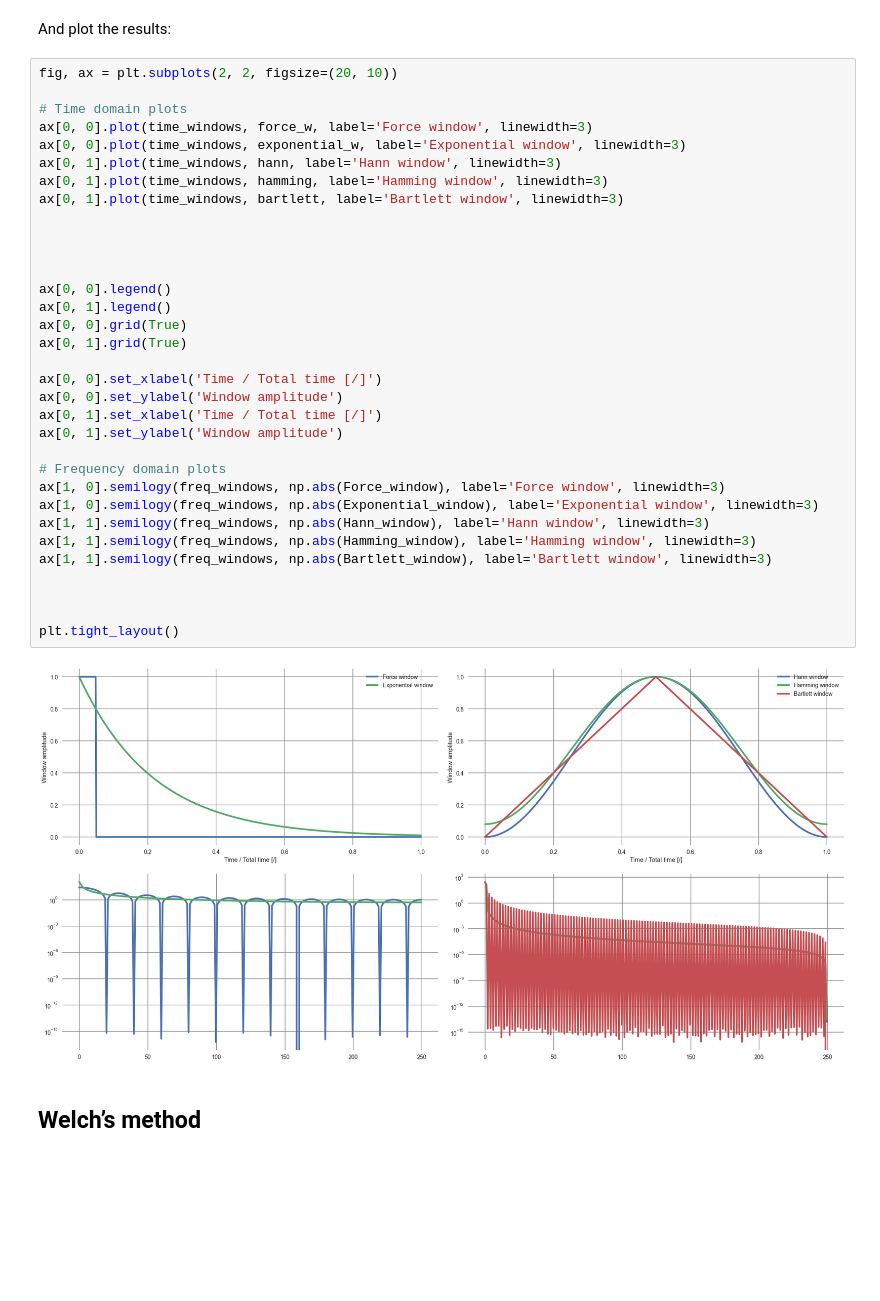
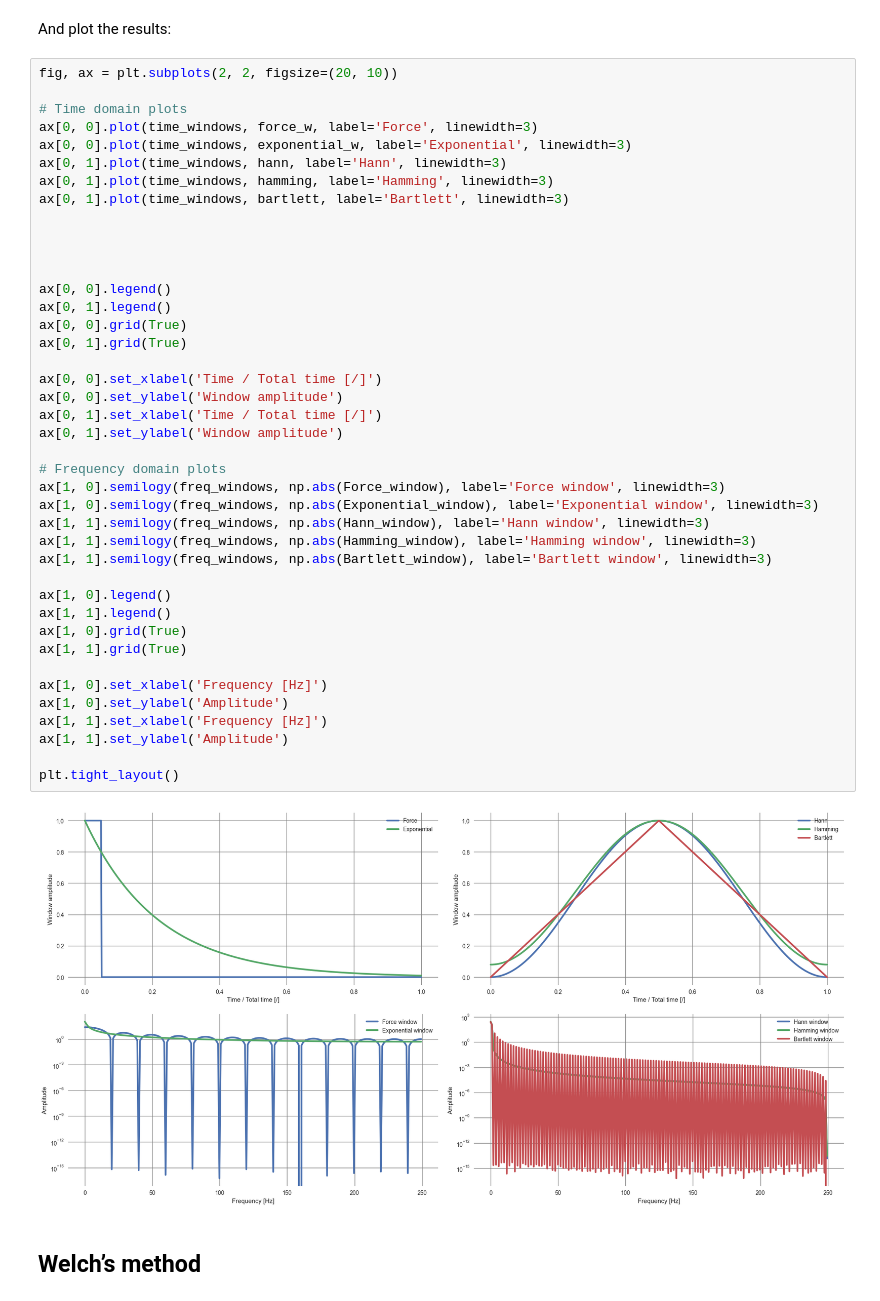
Before and after one commit to HoangNguyen17/AE543, a Jupyter notebook: HW5/HoangNguyen_HW5.ipynb, the cells around one changed output. Saved outputs shown, nothing was run; the diff lists cells and outputs as text; blank space fills up the shorter version.

```diff
--- a/HW5/HoangNguyen_HW5.ipynb
+++ b/HW5/HoangNguyen_HW5.ipynb
@@ -189,38 +203,46 @@ And plot the results:
 # %%
 fig, ax = plt.subplots(2, 2, figsize=(20, 10))
 
 # Time domain plots
-ax[0, 0].plot(time_windows, force_w, label='Force window', linewidth=3)
-ax[0, 0].plot(time_windows, exponential_w, label='Exponential window', linewidth=3)
-ax[0, 1].plot(time_windows, hann, label='Hann window', linewidth=3)
-ax[0, 1].plot(time_windows, hamming, label='Hamming window', linewidth=3)
-ax[0, 1].plot(time_windows, bartlett, label='Bartlett window', linewidth=3)
+ax[0, 0].plot(time_windows, force_w, label='Force', linewidth=3)
+ax[0, 0].plot(time_windows, exponential_w, label='Exponential', linewidth=3)
+ax[0, 1].plot(time_windows, hann, label='Hann', linewidth=3)
+ax[0, 1].plot(time_windows, hamming, label='Hamming', linewidth=3)
+ax[0, 1].plot(time_windows, bartlett, label='Bartlett', linewidth=3)
 
 
 
 
 ax[0, 0].legend()
 ax[0, 1].legend()
 ax[0, 0].grid(True)
 ax[0, 1].grid(True)
 
 ax[0, 0].set_xlabel('Time / Total time [/]')
 ax[0, 0].set_ylabel('Window amplitude')
 ax[0, 1].set_xlabel('Time / Total time [/]')
 ax[0, 1].set_ylabel('Window amplitude')
 
 # Frequency domain plots
 ax[1, 0].semilogy(freq_windows, np.abs(Force_window), label='Force window', linewidth=3)
 ax[1, 0].semilogy(freq_windows, np.abs(Exponential_window), label='Exponential window', linewidth=3)
 ax[1, 1].semilogy(freq_windows, np.abs(Hann_window), label='Hann window', linewidth=3)
 ax[1, 1].semilogy(freq_windows, np.abs(Hamming_window), label='Hamming window', linewidth=3)
 ax[1, 1].semilogy(freq_windows, np.abs(Bartlett_window), label='Bartlett window', linewidth=3)
 
+ax[1, 0].legend()
+ax[1, 1].legend()
+ax[1, 0].grid(True)
+ax[1, 1].grid(True)
 
+ax[1, 0].set_xlabel('Frequency [Hz]')
+ax[1, 0].set_ylabel('Amplitude')
+ax[1, 1].set_xlabel('Frequency [Hz]')
+ax[1, 1].set_ylabel('Amplitude')
 
 plt.tight_layout()
 # %% [output]
-[figure, old version]
+[figure, new version]
 # %% [markdown]
 ## Welch’s method
 # %% [markdown]
```
Also changed, not shown: parts of 3 cells of this notebook.
